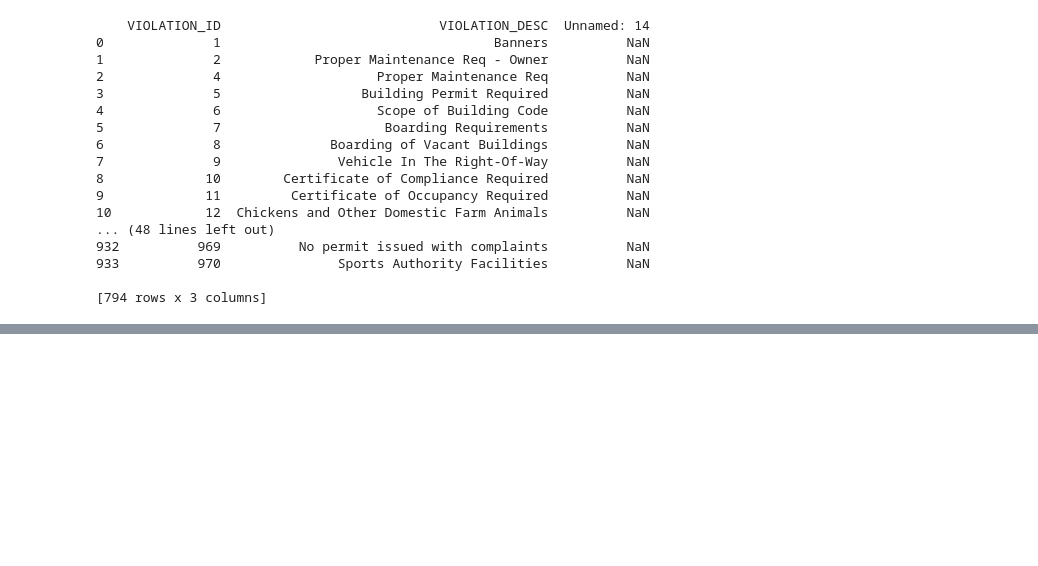
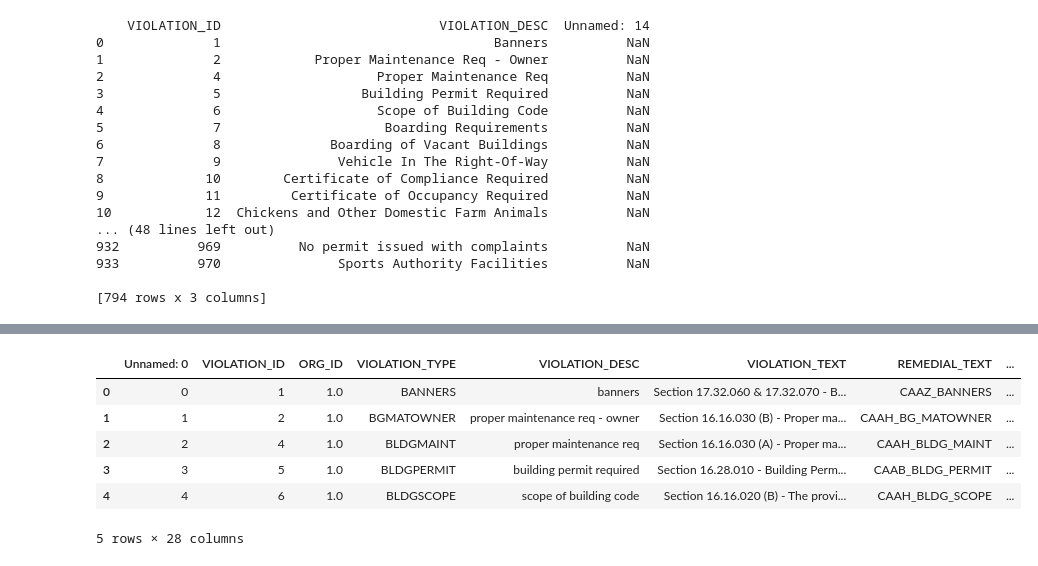
Before and after one commit to shrutijalewar/data-question-2-xtreme-united, a Jupyter notebook: data-ques-2.ipynb, the cells around one changed output, grey strips where cells are left out. Saved outputs shown, nothing was run; the diff lists cells and outputs as text; code cells hidden in the pictures; blank space fills up the shorter version.

```diff
--- a/data-ques-2.ipynb
+++ b/data-ques-2.ipynb
@@ -516,0 +543,11 @@ violation_sub5.to_csv(("/Users/ssharma/code/nss-ds/data-question-2-xtreme-united
+# %%
+vi_desc = pd.read_csv('vi_desc_matches.csv')
+vi_desc.head()
+# %% [output]
+|  | Unnamed: 0 | VIOLATION_ID | ORG_ID | VIOLATION_TYPE | VIOLATION_DESC | VIOLATION_TEXT | REMEDIAL_TEXT | ... |
+| 0 | 0 | 1 | 1.0 | BANNERS | banners | Section 17.32.060 & 17.32.070 - B... | CAAZ_BANNERS | ... |
+| 1 | 1 | 2 | 1.0 | BGMATOWNER | proper maintenance req - owner | Section 16.16.030 (B) - Proper ma... | CAAH_BG_MATOWNER | ... |
+| 2 | 2 | 4 | 1.0 | BLDGMAINT | proper maintenance req | Section 16.16.030 (A) - Proper ma... | CAAH_BLDG_MAINT | ... |
+| 3 | 3 | 5 | 1.0 | BLDGPERMIT | building permit required | Section 16.28.010 - Building Perm... | CAAB_BLDG_PERMIT | ... |
+| 4 | 4 | 6 | 1.0 | BLDGSCOPE | scope of building code | Section 16.16.020 (B) - The provi... | CAAH_BLDG_SCOPE | ... |
+5 rows × 28 columns
```
Also changed, not shown: parts of 16 cells of this notebook, 12 other files.
